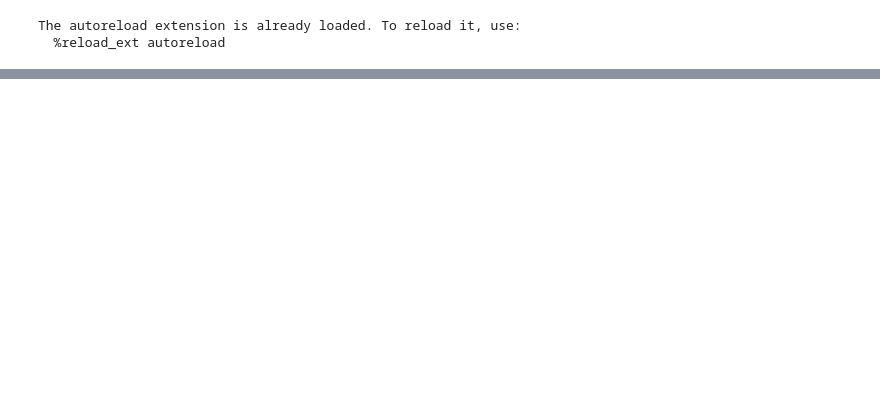
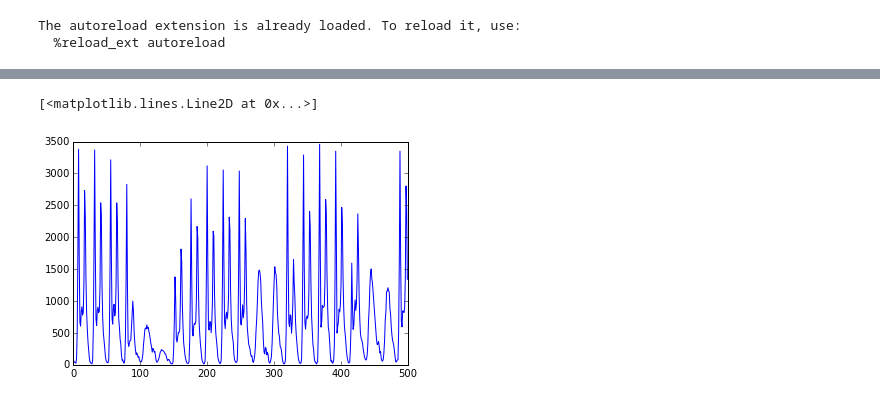
Before and after one commit to cs229-bike-prediction/bike-prediction, a Jupyter notebook: scikit experiments.ipynb, the cells around one changed output, grey strips where cells are left out. Cells and saved outputs as stored; diff of their text form; code cells hidden in the pictures; blank space fills up the shorter version.

```diff
--- a/scikit experiments.ipynb
+++ b/scikit experiments.ipynb
@@ -71,0 +93,5 @@ rec.array([ ('2013-01-15 00:00:00', 0.0, 8.0, 0.0, 0.0, 0.0, 32, 4, 51.49812559,
+# %%
+metrics.
+# %% [output]
+[<matplotlib.lines.Line2D at 0x...>]
+[figure, added]
```
Also changed, not shown: parts of 17 cells of this notebook, 1 other file.
